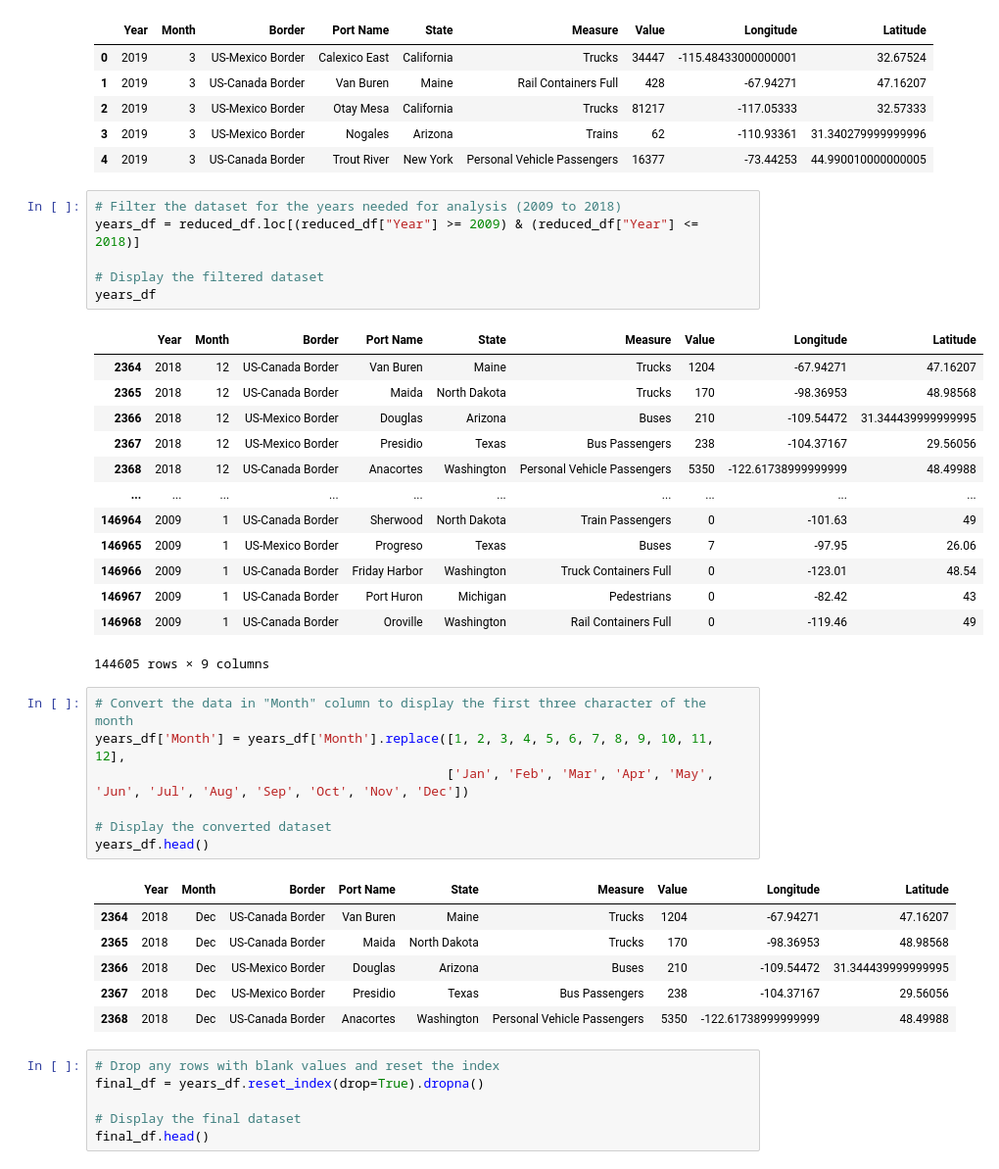
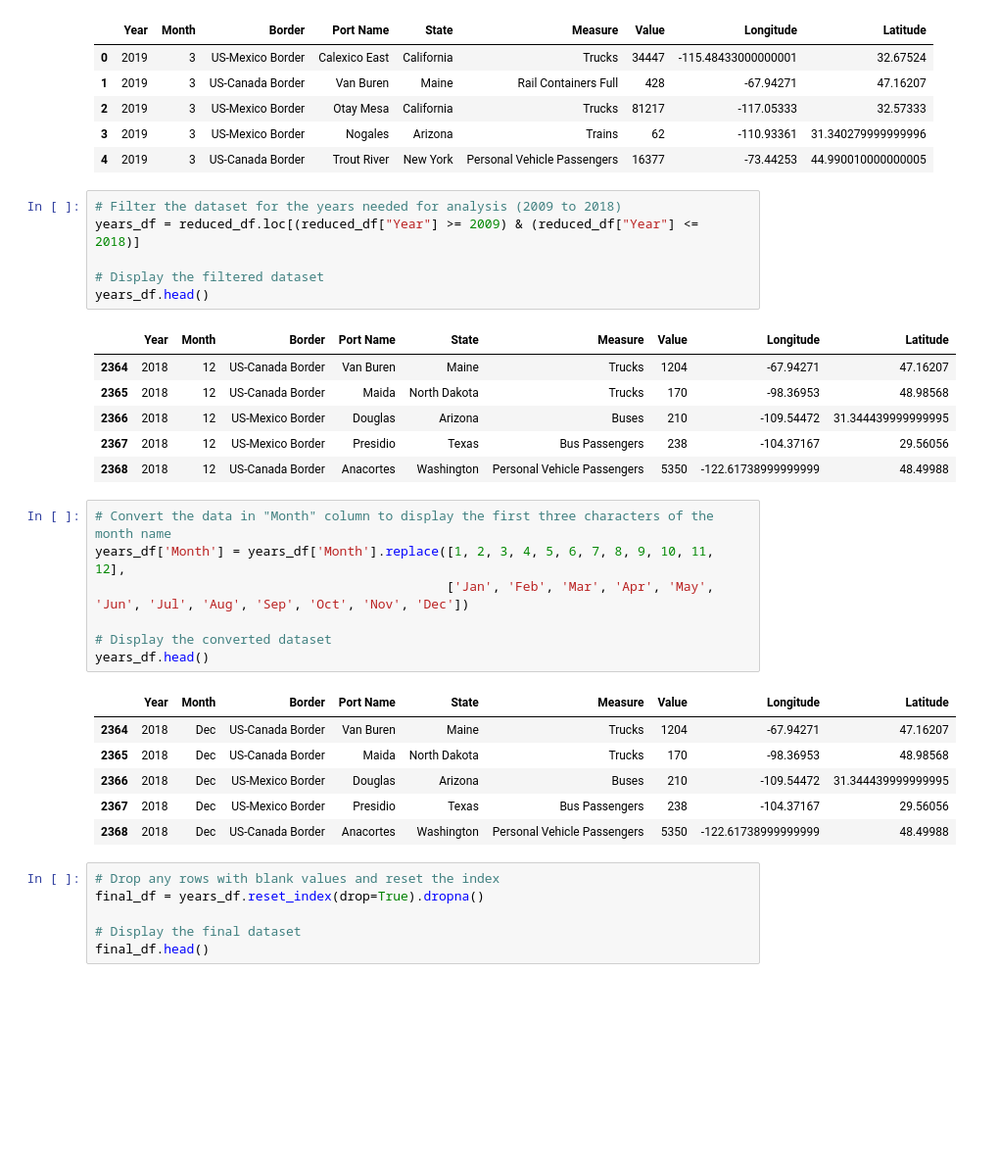
Before and after one commit to saraparveen26/Data-Visualization---US-Border-Crossing, a Jupyter notebook: border_crossing_sara.ipynb, the cells around one changed output. Shown at 98% size. Drawn from its saved outputs; the diff is of its cells as text; blank space fills up the shorter version.

```diff
--- a/border_crossing_sara.ipynb
+++ b/border_crossing_sara.ipynb
@@ -140,25 +142,18 @@ reduced_df.head()
 # %%
 # Filter the dataset for the years needed for analysis (2009 to 2018)
 years_df = reduced_df.loc[(reduced_df["Year"] >= 2009) & (reduced_df["Year"] <= 2018)]
 
 # Display the filtered dataset
-years_df
+years_df.head()
 # %% [output]
 |  | Year | Month | Border | Port Name | State | Measure | Value | Longitude | Latitude |
 | 2364 | 2018 | 12 | US-Canada Border | Van Buren | Maine | Trucks | 1204 | -67.94271 | 47.16207 |
 | 2365 | 2018 | 12 | US-Canada Border | Maida | North Dakota | Trucks | 170 | -98.36953 | 48.98568 |
 | 2366 | 2018 | 12 | US-Mexico Border | Douglas | Arizona | Buses | 210 | -109.54472 | 31.344439999999995 |
 | 2367 | 2018 | 12 | US-Mexico Border | Presidio | Texas | Bus Passengers | 238 | -104.37167 | 29.56056 |
 | 2368 | 2018 | 12 | US-Canada Border | Anacortes | Washington | Personal Vehicle Passengers | 5350 | -122.61738999999999 | 48.49988 |
-| ... | ... | ... | ... | ... | ... | ... | ... | ... | ... |
-| 146964 | 2009 | 1 | US-Canada Border | Sherwood | North Dakota | Train Passengers | 0 | -101.63 | 49 |
-| 146965 | 2009 | 1 | US-Mexico Border | Progreso | Texas | Buses | 7 | -97.95 | 26.06 |
-| 146966 | 2009 | 1 | US-Canada Border | Friday Harbor | Washington | Truck Containers Full | 0 | -123.01 | 48.54 |
-| 146967 | 2009 | 1 | US-Canada Border | Port Huron | Michigan | Pedestrians | 0 | -82.42 | 43 |
-| 146968 | 2009 | 1 | US-Canada Border | Oroville | Washington | Rail Containers Full | 0 | -119.46 | 49 |
-144605 rows × 9 columns
 # %%
-# Convert the data in "Month" column to display the first three character of the month
+# Convert the data in "Month" column to display the first three characters of the month name
 years_df['Month'] = years_df['Month'].replace([1, 2, 3, 4, 5, 6, 7, 8, 9, 10, 11, 12],
                                               ['Jan', 'Feb', 'Mar', 'Apr', 'May', 'Jun', 'Jul', 'Aug', 'Sep', 'Oct', 'Nov', 'Dec'])
 
```
Also changed, not shown: parts of 123 cells of this notebook, 20 other files.
